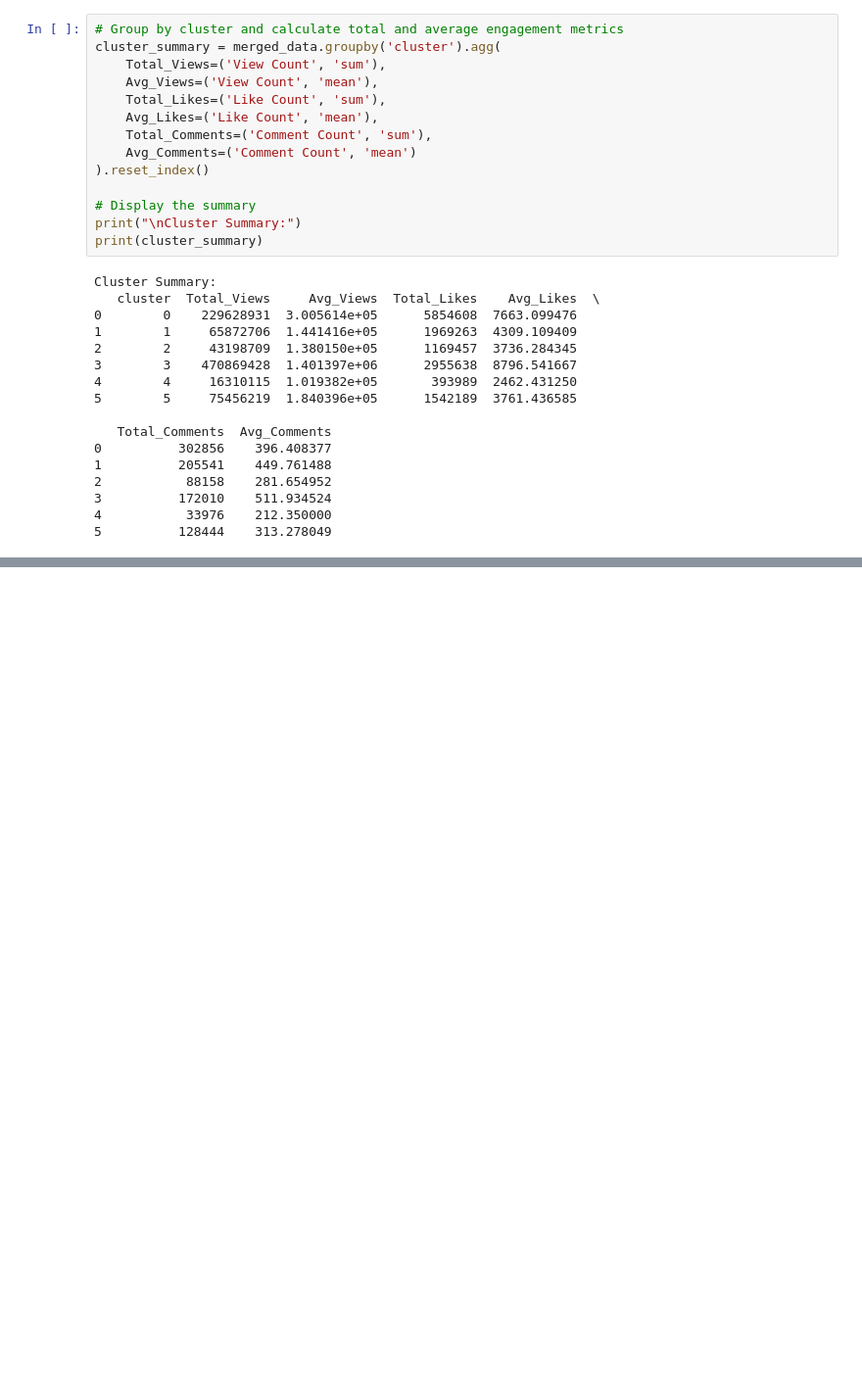
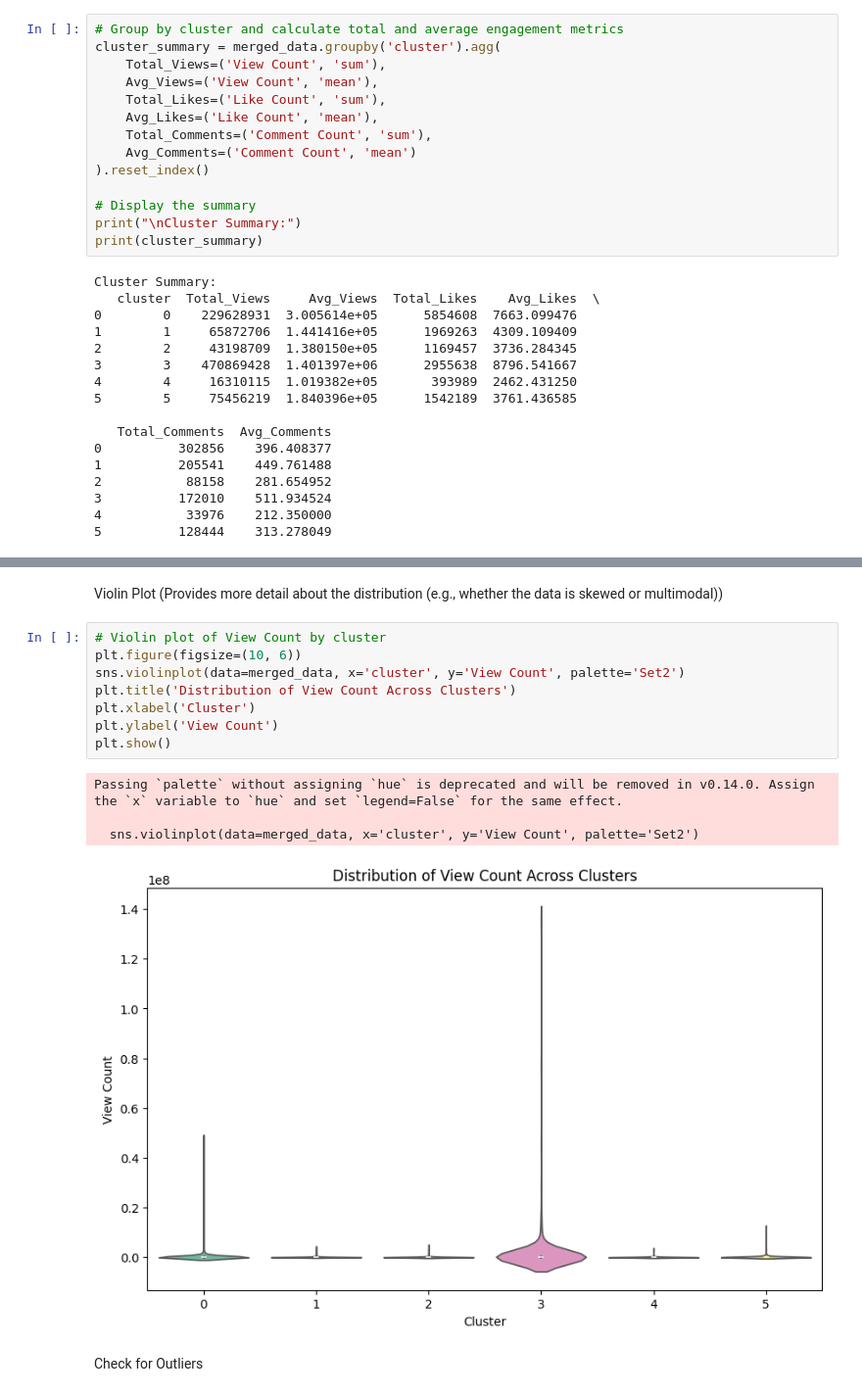
Before and after one commit to GazerJin/ColorExtractionProfile, a Jupyter notebook: Correlation_Analysis_Text.ipynb, the cells around one changed output, grey strips where cells are left out. Shown at 98% size. Saved outputs shown, nothing was run; the diff lists cells and outputs as text; blank space fills up the shorter version.

```diff
--- a/Correlation_Analysis_Text.ipynb
+++ b/Correlation_Analysis_Text.ipynb
@@ -292,0 +213,17 @@ There are statistically significant differences in View Count across clusters.
+# %% [markdown]
+Violin Plot (Provides more detail about the distribution (e.g., whether the data is skewed or multimodal))
+# %%
+# Violin plot of View Count by cluster
+plt.figure(figsize=(10, 6))
+sns.violinplot(data=merged_data, x='cluster', y='View Count', palette='Set2')
+plt.title('Distribution of View Count Across Clusters')
+plt.xlabel('Cluster')
+plt.ylabel('View Count')
+plt.show()
+# %% [output]
+Passing `palette` without assigning `hue` is deprecated and will be removed in v0.14.0. Assign the `x` variable to `hue` and set `legend=False` for the same effect.
+
+  sns.violinplot(data=merged_data, x='cluster', y='View Count', palette='Set2')
+[figure, added]
+# %% [markdown]
+Check for Outliers
```
Also changed, not shown: parts of 28 cells of this notebook.
